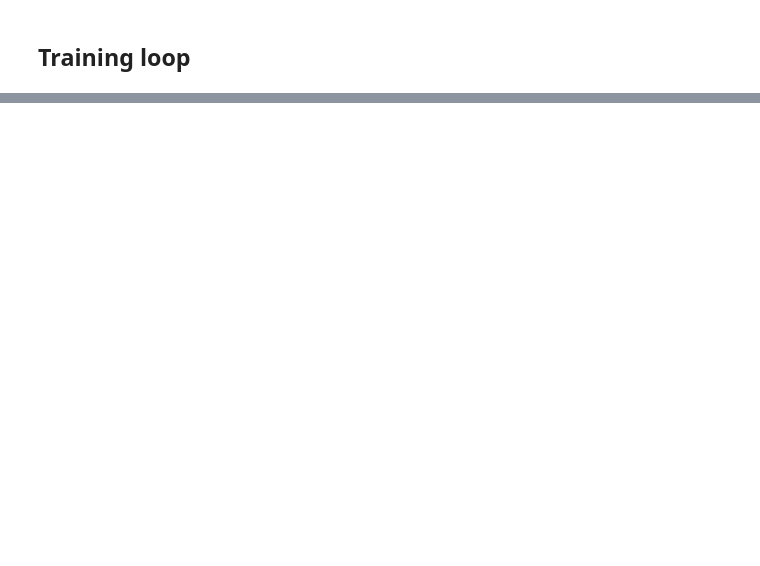
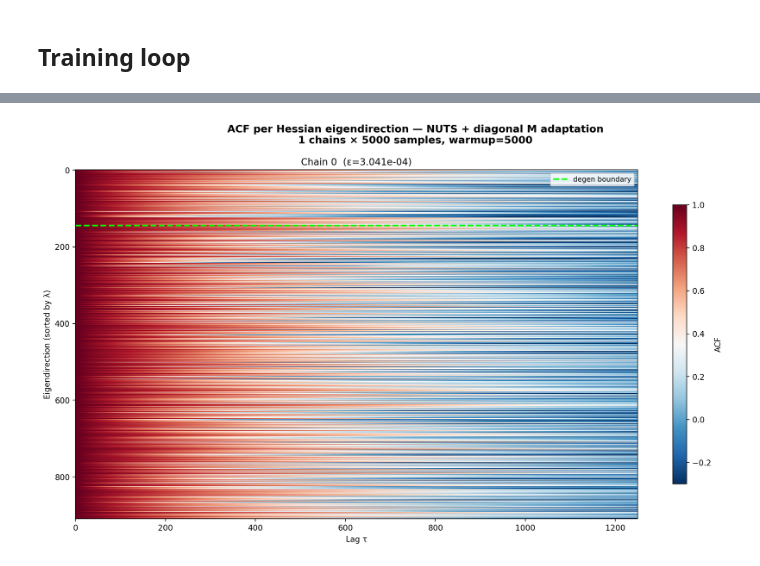
Before and after one commit to RealAshrafAhmed/slt-deep, a Jupyter notebook: projects/markov-chain-learning/experiments/single-chain/notebooks/04_training.ipynb, the cells around one changed output, grey strips where cells are left out. Cells and saved outputs as stored; diff of their text form; code cells hidden in the pictures; blank space fills up the shorter version.

```diff
--- a/projects/markov-chain-learning/experiments/single-chain/notebooks/04_training.ipynb
+++ b/projects/markov-chain-learning/experiments/single-chain/notebooks/04_training.ipynb
@@ -188,0 +178,10 @@ print(f"Train: {n_train}   Val: {n_val}")
+# %%
+total = sum(p.numel() for p in model.parameters())
+trainable = sum(p.numel() for p in model.parameters() if p.requires_grad)
+print(f"Total parameters    : {total:,}")
+print(f"Trainable parameters: {trainable:,}")
+
+# Per-module breakdown
+for name, module in model.named_children():
+    n = sum(p.numel() for p in module.parameters())
+    print(f"  {name:<20} {n:>6,} params")
@@ -309,0 +424,7 @@ plt.show()
+# %%
+from torch_bdn.bn import BayesianNet
+from torch_bdn.sampling import HMC, Perturb, Sampler
+
+# print("\nSampling starting at MLE using HMC with full-matrix mass")
+
+mle_param = torch.cat([p.flatten() for p in model.parameters()]).detach()
@@ -309,0 +609,78 @@ plt.show()
+# %%
+# ── ACF per Hessian eigendirection for each chain ──
+V = eigvecs.cpu().float()  # (d, d)  — Hessian eigenbasis
+MAX_LAG = min(3000, N_SAMPLES_NUTS // 4)
+
+
+def compute_acf_eigenbasis(samples_tensor, V, max_lag):
+    """Project samples into eigenbasis, compute ACF per direction."""
+    z = samples_tensor @ V  # (n_samples, d)
+    d = z.shape[1]
+    acf = torch.zeros(d, max_lag)
+    for j in range(d):
+        x = z[:, j]
+        x = x - x.mean()
+        var = x.var()
+        if var < 1e-20:
+            continue
+        n = x.shape[0]
+        padded = torch.zeros(2 * n)
+        padded[:n] = x
+        ft = torch.fft.rfft(padded)
+        acov = torch.fft.irfft(ft * ft.conj())[:n] / n
+        acf[j, :max_lag] = acov[:max_lag] / acov[0].clamp(min=1e-20)
+    return acf
+
+
+# Sort by eigenvalue (largest at top)
+sort_idx = torch.argsort(eigvals.cpu(), descending=True)
+eigvals_sorted = eigvals.cpu()[sort_idx]
+eigval_threshold = eigvals.max().item() * 1e-3
+n_nd = int((eigvals_sorted.abs() > eigval_threshold).sum())
+
+fig, axes = plt.subplots(1, N_CHAINS_NUTS, figsize=(16, 8), sharey=True, squeeze=False)
+axes = axes[0]  # flatten from (1, N) to (N,)
+for ci, ch in enumerate(result.chains):
+    samps = torch.stack(ch.parameters).cpu().float()
+    acf_mat = compute_acf_eigenbasis(samps, V, MAX_LAG)
+    acf_sorted = acf_mat[sort_idx]
+
+    ax = axes[ci]
+    im = ax.imshow(
+        acf_sorted.numpy(),
+        aspect="auto",
+        cmap="RdBu_r",
+        vmin=-0.3,
+        vmax=1.0,
+        interpolation="nearest",
+        origin="upper",
+    )
+    ax.set_xlabel("Lag τ")
+    ax.set_title(f"Chain {ci}  (ε={ch.diagnostics.get('adapted_step_size', 0):.3e})")
+    if ci == 0:
+        ax.set_ylabel("Eigendirection (sorted by λ)")
+    if 0 < n_nd < samps.shape[1]:
+        ax.axhline(n_nd - 0.5, color="lime", lw=2, ls="--", label="degen boundary")
+        ax.legend(loc="upper right", fontsize=9)
+
+fig.suptitle(
+    f"ACF per Hessian eigendirection — NUTS + diagonal M adaptation\n"
+    f"{N_CHAINS_NUTS} chains × {N_SAMPLES_NUTS} samples, warmup={N_WARMUP}",
+    fontsize=13,
+    fontweight="bold",
+)
+plt.colorbar(im, ax=axes.tolist(), shrink=0.8, label="ACF")
+# plt.tight_layout()
+plt.show()
+
+# ── Per-chain summary stats ──
+for ci, ch in enumerate(result.chains):
+    samps = torch.stack(ch.parameters).cpu().float()
+    acf_mat = compute_acf_eigenbasis(samps, V, MAX_LAG)[sort_idx]
+    acf10 = acf_mat[:, min(10, MAX_LAG - 1)]
+    acf50 = acf_mat[:, min(50, MAX_LAG - 1)]
+    print(f"\nChain {ci}:")
+    print(f"  ACF@10: median={acf10.median():.3f}  max={acf10.max():.3f}")
+    print(f"  ACF@50: median={acf50.median():.3f}  max={acf50.max():.3f}")
+# %% [output]
+[figure, added]
```
Also changed, not shown: parts of 31 cells of this notebook, 40 other files.
